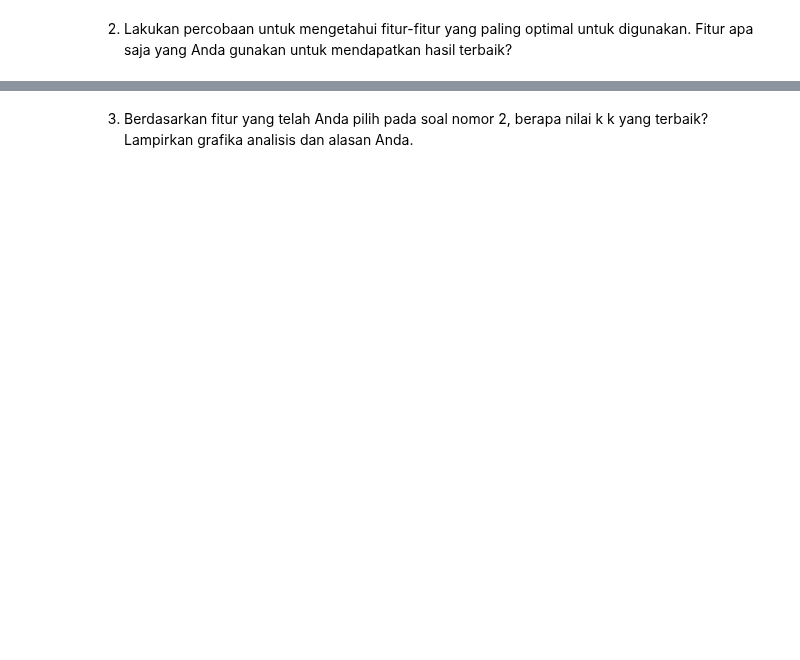
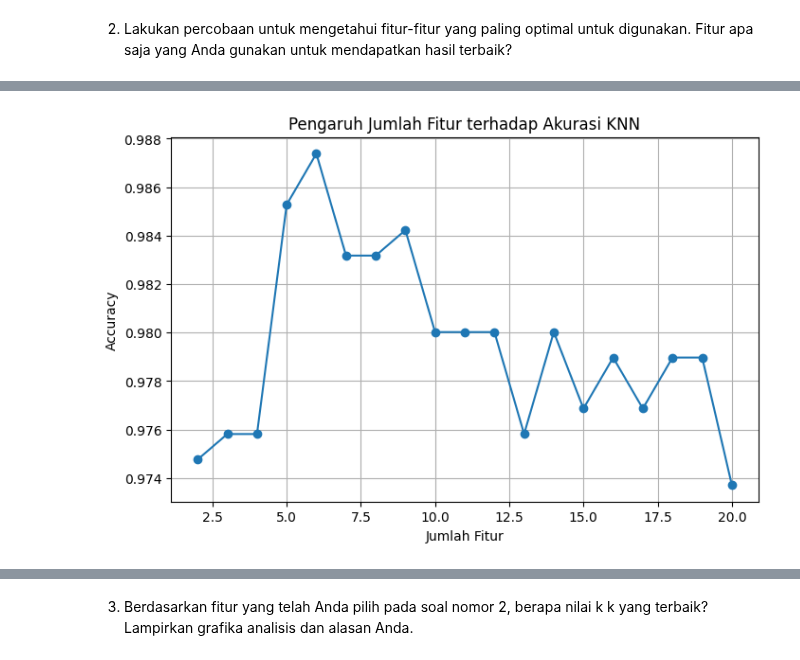
Before and after one commit to andyotani/Machine-learning_26-27, a Jupyter notebook: JS05/Tugas_Lab_1.ipynb, the cells around one changed output, grey strips where cells are left out. Cells and saved outputs as stored; diff of their text form; code cells hidden in the pictures; blank space fills up the shorter version.

```diff
--- a/JS05/Tugas_Lab_1.ipynb
+++ b/JS05/Tugas_Lab_1.ipynb
@@ -35,8 +55,0 @@ y = df['label']
-# %%
-# Membagi Data Training dan Testing
-# Encoding Label
-encoder = LabelEncoder()
-
-y = encoder.fit_transform(y)
-
-print(np.unique(y))
@@ -57,11 +69,7 @@ scaler = StandardScaler()
 X_train = scaler.fit_transform(X_train)
 X_test = scaler.transform(X_test)
 # %%
-# Membuat Model kNN
-# menggunakan nilai awal k =5
+# Membuat model KNN
+knn = KNeighborsClassifier(n_neighbors=3)
 
-knn = KNeighborsClassifier(n_neighbors=5)
-
-knn.fit(X_train, y_train)
-
-y_pred = knn.predict(X_test)
+knn.fit(X_train,y_train)
@@ -171,0 +169,34 @@ Penggunaan seluruh fitur memberikan informasi lebih lengkap kepada model kNN.
+# %%
+# Grafik Analisis Jumlah Fitur
+import matplotlib.pyplot as plt
+
+
+fitur = [x[0] for x in hasil]
+akurasi = [x[1] for x in hasil]
+
+
+plt.figure(figsize=(8,5))
+
+plt.plot(
+    fitur,
+    akurasi,
+    marker="o"
+)
+
+plt.xlabel(
+    "Jumlah Fitur"
+)
+
+plt.ylabel(
+    "Accuracy"
+)
+
+plt.title(
+    "Pengaruh Jumlah Fitur terhadap Akurasi KNN"
+)
+
+plt.grid()
+
+plt.show()
+# %% [output]
+[figure, added]
```
Also changed, not shown: parts of 22 cells of this notebook.
